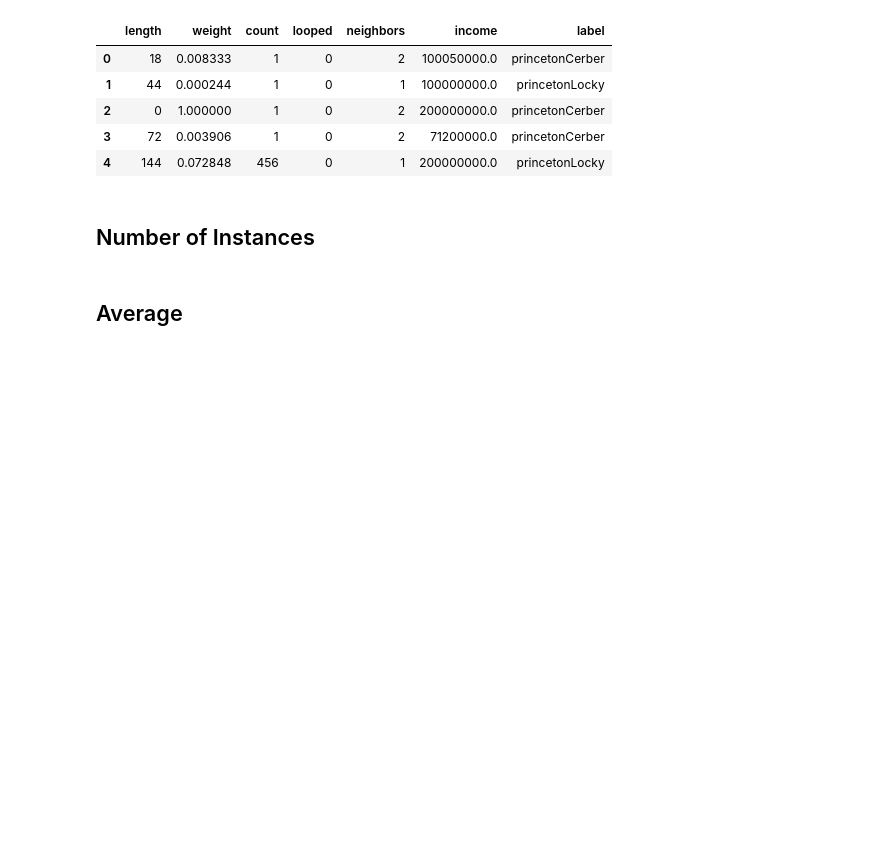
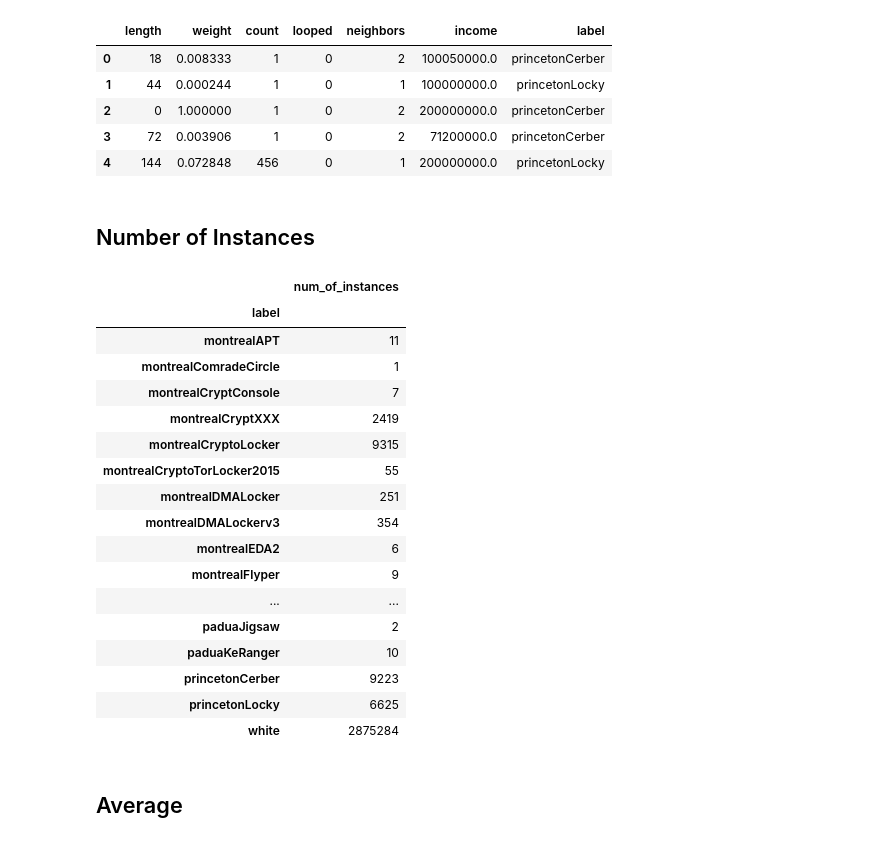
Before and after one commit to thisissudeep/crypto-safety-bot, a Jupyter notebook: crpto_heist_model_training.ipynb, the cells around one changed output. Cells and saved outputs as stored; diff of their text form; code cells hidden in the pictures; blank space fills up the shorter version.

```diff
--- a/train_model.ipynb
+++ b/crpto_heist_model_training.ipynb
@@ -119,6 +124,27 @@ new_df = pd.DataFrame()
 grouped = df.groupby("label")
 # %%
 new_df["num_of_instances"] = grouped.size()
+# %%
+new_df
+# %% [output]
+|  | num_of_instances |
+| label |  |
+| montrealAPT | 11 |
+| montrealComradeCircle | 1 |
+| montrealCryptConsole | 7 |
+| montrealCryptXXX | 2419 |
+| montrealCryptoLocker | 9315 |
+| montrealCryptoTorLocker2015 | 55 |
+| montrealDMALocker | 251 |
+| montrealDMALockerv3 | 354 |
+| montrealEDA2 | 6 |
+| montrealFlyper | 9 |
+| ... | ... |
+| paduaJigsaw | 2 |
+| paduaKeRanger | 10 |
+| princetonCerber | 9223 |
+| princetonLocky | 6625 |
+| white | 2875284 |
 # %% [markdown]
 ## Average
 # %%
```
Also changed, not shown: parts of 31 cells of this notebook, 5 other files.
